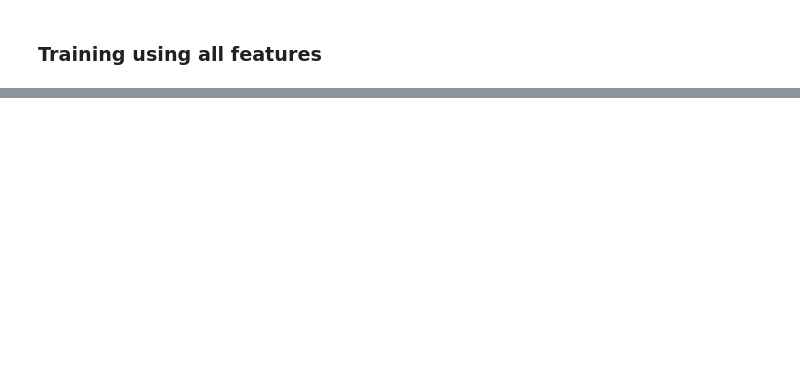
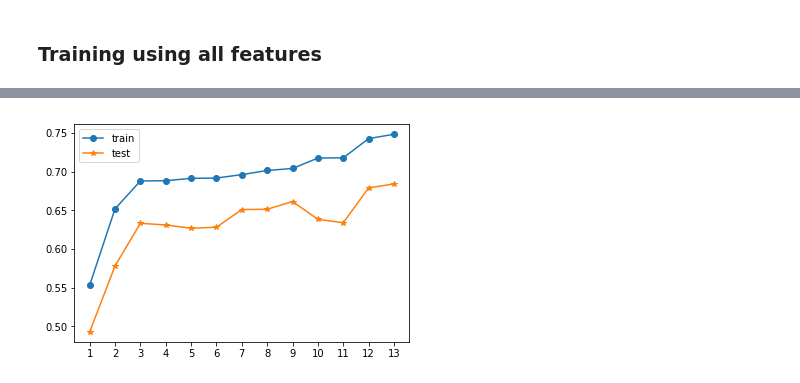
Before and after one commit to Lee-W/Intro_to_Python_Data_Science_Tools, a Jupyter notebook: 3 - Boston House Prices.ipynb, the cells around one changed output, grey strips where cells are left out. Cells and saved outputs as stored; diff of their text form; code cells hidden in the pictures; blank space fills up the shorter version.

```diff
--- a/3 - Boston House Prices.ipynb
+++ b/3 - Boston House Prices.ipynb
@@ -179,0 +185,4 @@ Socre Testing:  0.727890443375
+# %%
+F_values, p_values = f_regression(X_train, y_train)
+print(F_values)
+print(p_values)
@@ -179,0 +197,3 @@ Socre Testing:  0.727890443375
+# %%
+features_and_f_values = list(zip(df.columns, F_values))
+features_and_f_values
@@ -179,0 +214,3 @@ Socre Testing:  0.727890443375
+# %%
+features_and_f_values.sort(key=lambda x: x[1], reverse=True)
+features_and_f_values
@@ -179,0 +231,28 @@ Socre Testing:  0.727890443375
+# %%
+features_num_seq = range(1, len(features)+1)
+result_test_scores = list()
+result_training_scores = list()
+for num in features_num_seq:
+    num_of_choosen_features = num
+    selected_features = [
+        feature_and_f_value[0]
+        for feature_and_f_value in features_and_f_values[:num_of_choosen_features]
+    ]
+
+    features_vectors = df[selected_features].values
+    X_train, X_test, y_train, y_test = train_test_split(features_vectors, targets, random_state=42)
+
+    reg = linear_model.LinearRegression()
+    reg.fit(X_train, y_train)
+
+    result_training_scores.append(reg.score(X_train, y_train))
+    result_test_scores.append(reg.score(X_test, y_test))
+# %%
+plt.plot(features_num_seq, result_training_scores, marker='o', label='train')
+plt.plot(features_num_seq, result_test_scores, marker='*', label='test')
+
+plt.xticks(features_num_seq)
+plt.legend()
+plt.show()
+# %% [output]
+[figure, added]
```
Also changed, not shown: parts of 13 cells of this notebook, 2 other files.
